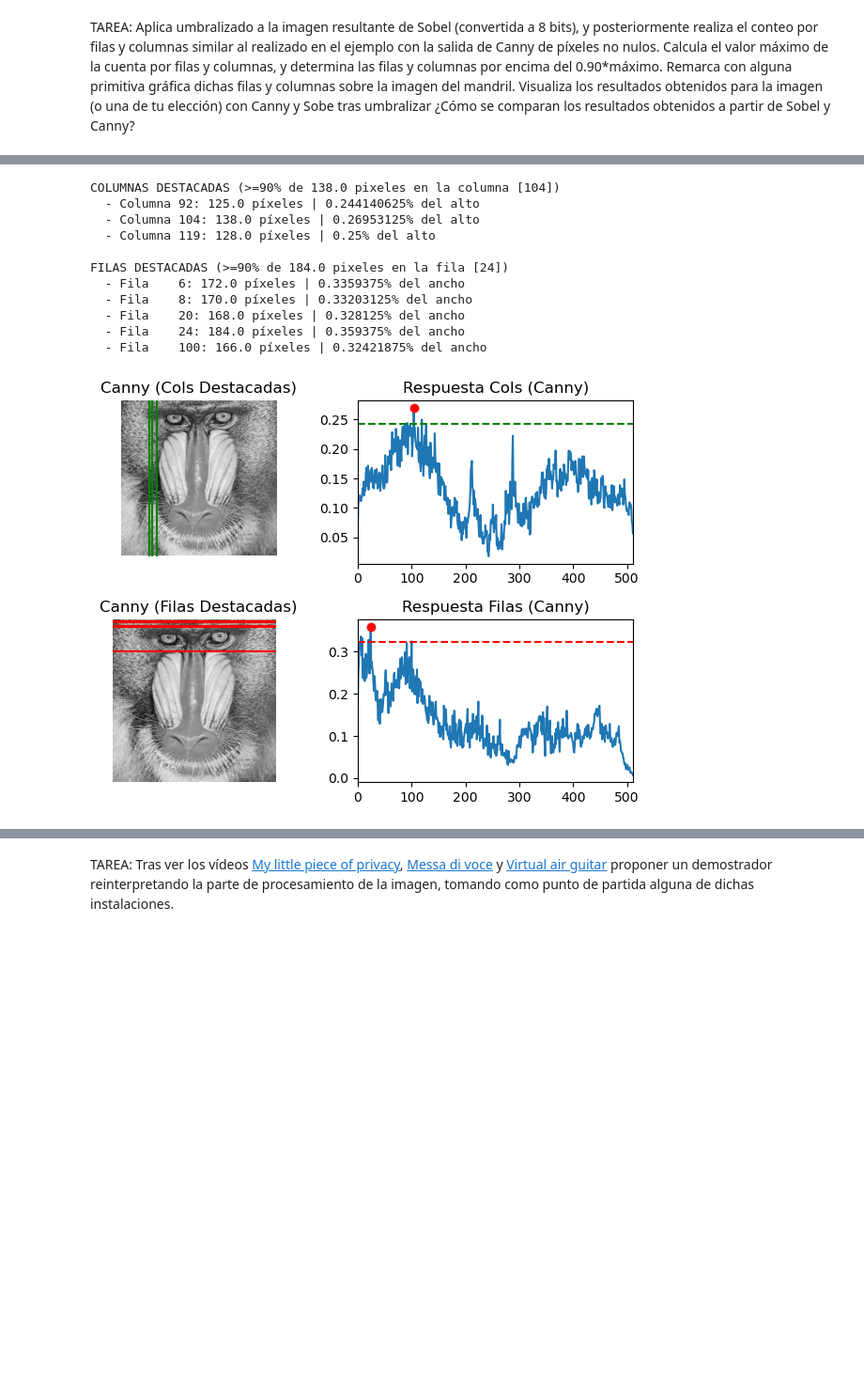
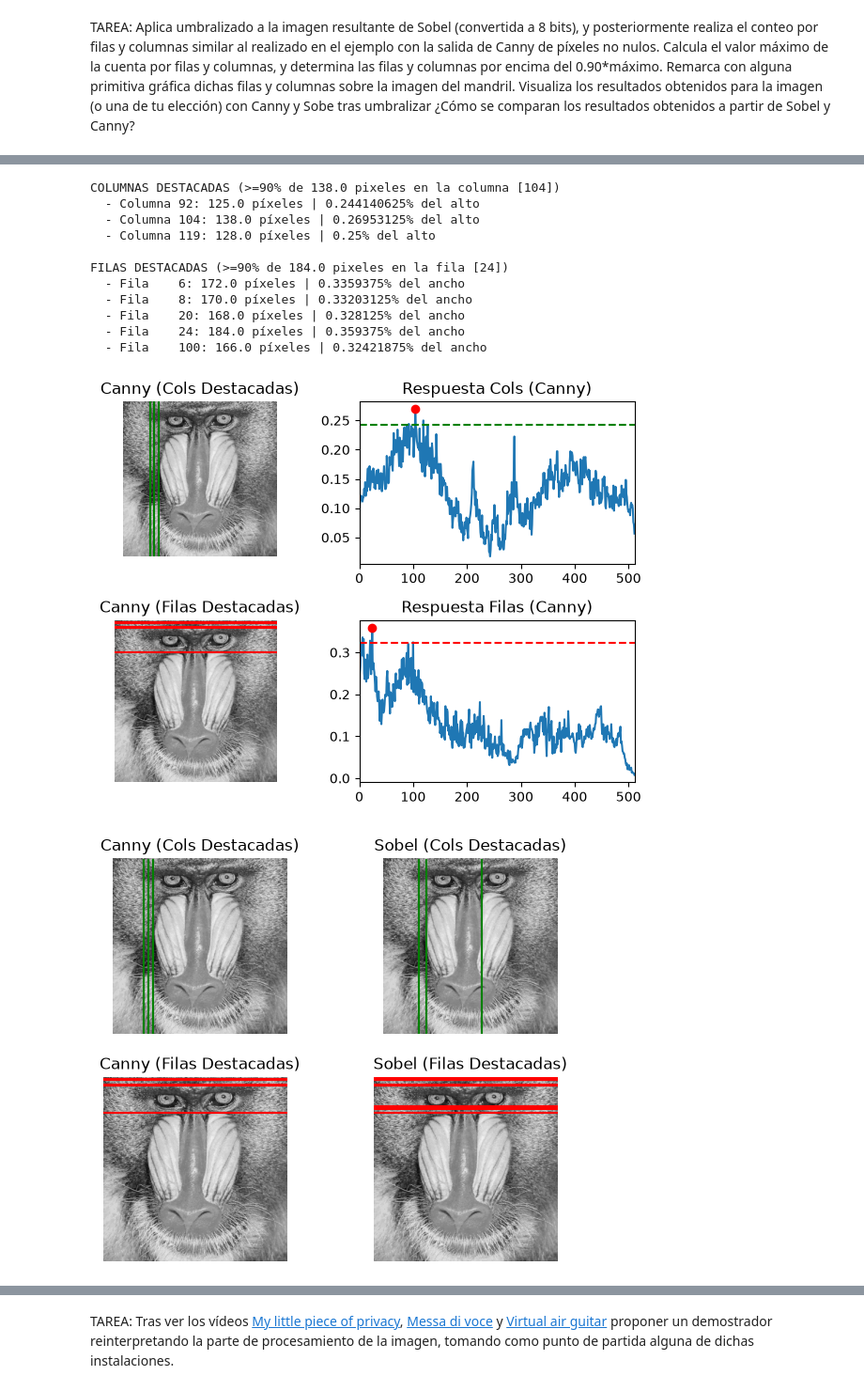
Before and after one commit to danielhdezschez/VC_P2, a Jupyter notebook: VC_P2.ipynb, the cells around one changed output, grey strips where cells are left out. Shown at 94% size. Saved outputs shown, nothing was run; the diff lists cells and outputs as text; code cells hidden in the pictures; blank space fills up the shorter version.

```diff
--- a/VC_P2.ipynb
+++ b/VC_P2.ipynb
@@ -12,7 +12,7 @@ img = cv2.imread('mandril.jpg')
 gris = cv2.cvtColor(img, cv2.COLOR_BGR2GRAY)
 canny = cv2.Canny(gris, 100, 200) #prueba a jugar con umbrales (entre 0 y 255)
 
-img2 = cv2.imread('logoulpgc.jpg')
+img2 = cv2.imread('logoulpgc.jpeg')
 gris2 = cv2.cvtColor(img2, cv2.COLOR_BGR2GRAY)
 canny2 = cv2.Canny(gris2, 100, 200) #prueba a jugar con umbrales (entre 0 y 255)
 # %% [markdown]
@@ -136,8 +136,8 @@ cols = col_counts / (255 * imagenUmbralizada.shape[0]) #divide por el numero de
 col_pixels = col_counts / 255 #consigue los pixeles por columna
 
 maxcol = np.max(col_pixels) # coge el maximo del array
-max_posiciones_cols = np.where(col_pixels == maxcol)[0] #busca los índices donde se alcanza el valor máximo de los pixeles
-posiciones_cols = np.where(col_pixels >= 0.90 * maxcol)[0] #busca los índices donde se alcanza el valor >90 % de los pixeles
+max_posiciones_cols1 = np.where(col_pixels == maxcol)[0] #busca los índices donde se alcanza el valor máximo de los pixeles
+posiciones_cols1 = np.where(col_pixels >= 0.90 * maxcol)[0] #busca los índices donde se alcanza el valor >90 % de los pixeles
 
 # 3. Análisis por columnas
 row_counts = cv2.reduce(imagenUmbralizada, 1, cv2.REDUCE_SUM, dtype=cv2.CV_32SC1).flatten() #suma los valores de las columnas y lo guarda en un array con el [0]
@@ -145,41 +145,41 @@ rows = row_counts / (255 * imagenUmbralizada.shape[1]) #divide por el numero de
 row_pixels = row_counts / 255 #consigue los pixeles por columna
 
 maxfil = np.max(row_pixels) # coge el maximo del array
-max_posiciones_fils = np.where(row_pixels == maxfil)[0] #busca los índices donde se alcanza el valor máximo de los pixeles
-posiciones_fils = np.where(row_pixels >= 0.90 * maxfil)[0] #busca los índices donde se alcanza el valor >90 % de los pixeles
+max_posiciones_fils1 = np.where(row_pixels == maxfil)[0] #busca los índices donde se alcanza el valor máximo de los pixeles
+posiciones_fils1 = np.where(row_pixels >= 0.90 * maxfil)[0] #busca los índices donde se alcanza el valor >90 % de los pixeles
 
-print(f"COLUMNAS DESTACADAS (>=90% de {maxcol} pixeles en la columna {max_posiciones_cols})")
-for pos in posiciones_cols:
+print(f"COLUMNAS DESTACADAS (>=90% de {maxcol} pixeles en la columna {max_posiciones_cols1})")
+for pos in posiciones_cols1:
     print(f"  - Columna {pos}: {col_pixels[pos]} píxeles | {cols[pos]}% del alto")
 
-print(f"\nFILAS DESTACADAS (>=90% de {maxfil} pixeles en la fila {max_posiciones_fils})")
-for pos in posiciones_fils:
+print(f"\nFILAS DESTACADAS (>=90% de {maxfil} pixeles en la fila {max_posiciones_fils1})")
+for pos in posiciones_fils1:
     print(f"  - Fila    {pos}: {row_pixels[pos]} píxeles | {rows[pos]}% del ancho")
 
 plt.subplot(2, 2, 1)
 plt.title("Sobel (Cols Destacadas)")
 plt.imshow(gris, cmap='gray')
-plt.vlines(posiciones_cols, 0, gris.shape[0], colors='g')
+plt.vlines(posiciones_cols1, 0, gris.shape[0], colors='g')
 plt.axis("off")
 
 plt.subplot(2, 2, 2)
 plt.title("Respuesta Cols")
 plt.plot(cols)
 plt.axhline(0.90 * maxcol / imagenUmbralizada.shape[0], color='g', ls='--') # linea verde para las lineas señaladas
-plt.plot(max_posiciones_cols, cols[max_posiciones_cols], 'ro')
+plt.plot(max_posiciones_cols1, cols[max_posiciones_cols1], 'ro')
 plt.xlim([0, imagenUmbralizada.shape[1]])
 
 plt.subplot(2, 2, 3)
 plt.title("Sobel (Filas Destacadas)")
 plt.imshow(gris, cmap='gray')
-plt.hlines(posiciones_fils, 0, gris.shape[1], colors='r')
+plt.hlines(posiciones_fils1, 0, gris.shape[1], colors='r')
 plt.axis("off")
 
 plt.subplot(2, 2, 4)
 plt.title("Respuesta Filas")
 plt.plot(rows)
 plt.axhline(0.90 * maxfil / imagenUmbralizada.shape[1], color='r', ls='--')
-plt.plot(max_posiciones_fils, rows[max_posiciones_fils], 'ro')
+plt.plot(max_posiciones_fils1, rows[max_posiciones_fils1], 'ro')
 plt.xlim([0, imagenUmbralizada.shape[0]])
 
 plt.tight_layout()
@@ -243,34 +243,63 @@ plt.xlim([0, canny.shape[0]])
 
 plt.tight_layout()
 plt.show()
+
+
+plt.subplot(2, 2, 1)
+plt.title("Canny (Cols Destacadas)")
+plt.imshow(gris, cmap='gray')
+plt.vlines(posiciones_cols, 0, gris.shape[0], colors='g')
+plt.axis("off")
+
+plt.subplot(2, 2, 2)
+plt.title("Sobel (Cols Destacadas)")
+plt.imshow(gris, cmap='gray')
+plt.vlines(posiciones_cols1, 0, gris.shape[0], colors='g')
+plt.axis("off")
+
+plt.subplot(2, 2, 3)
+plt.title("Canny (Filas Destacadas)")
+plt.imshow(gris, cmap='gray')
+plt.hlines(posiciones_fils, 0, gris.shape[1], colors='r')
+plt.axis("off")
+
+plt.subplot(2, 2, 4)
+plt.title("Sobel (Filas Destacadas)")
+plt.imshow(gris, cmap='gray')
+plt.hlines(posiciones_fils1, 0, gris.shape[1], colors='r')
+plt.axis("off")
+
+plt.tight_layout()
+plt.show()
 # %% [output]
 COLUMNAS DESTACADAS (>=90% de 220.0 pixeles en la columna [104])
   - Columna 104: 220.0 píxeles | 0.4296875% del alto
   - Columna 105: 203.0 píxeles | 0.396484375% del alto
   - Columna 127: 214.0 píxeles | 0.41796875% del alto
   - Columna 288: 203.0 píxeles | 0.396484375% del alto
 
 FILAS DESTACADAS (>=90% de 247.0 pixeles en la fila [ 4 24])
   - Fila    1: 224.0 píxeles | 0.4375% del ancho
   - Fila    2: 239.0 píxeles | 0.466796875% del ancho
   - Fila    3: 246.0 píxeles | 0.48046875% del ancho
   - Fila    4: 247.0 píxeles | 0.482421875% del ancho
   - Fila    5: 240.0 píxeles | 0.46875% del ancho
 ... (9 lines left out)
   - Fila    84: 241.0 píxeles | 0.470703125% del ancho
   - Fila    87: 229.0 píxeles | 0.447265625% del ancho
   - Fila    88: 223.0 píxeles | 0.435546875% del ancho
   - Fila    100: 223.0 píxeles | 0.435546875% del ancho
 [figure]
 COLUMNAS DESTACADAS (>=90% de 138.0 pixeles en la columna [104])
   - Columna 92: 125.0 píxeles | 0.244140625% del alto
   - Columna 104: 138.0 píxeles | 0.26953125% del alto
   - Columna 119: 128.0 píxeles | 0.25% del alto
 
 FILAS DESTACADAS (>=90% de 184.0 pixeles en la fila [24])
   - Fila    6: 172.0 píxeles | 0.3359375% del ancho
   - Fila    8: 170.0 píxeles | 0.33203125% del ancho
   - Fila    20: 168.0 píxeles | 0.328125% del ancho
   - Fila    24: 184.0 píxeles | 0.359375% del ancho
   - Fila    100: 166.0 píxeles | 0.32421875% del ancho
-[figure, old version]
+[figure, new version]
+[figure, added]
```
Also changed, not shown: parts of 7 cells of this notebook.
